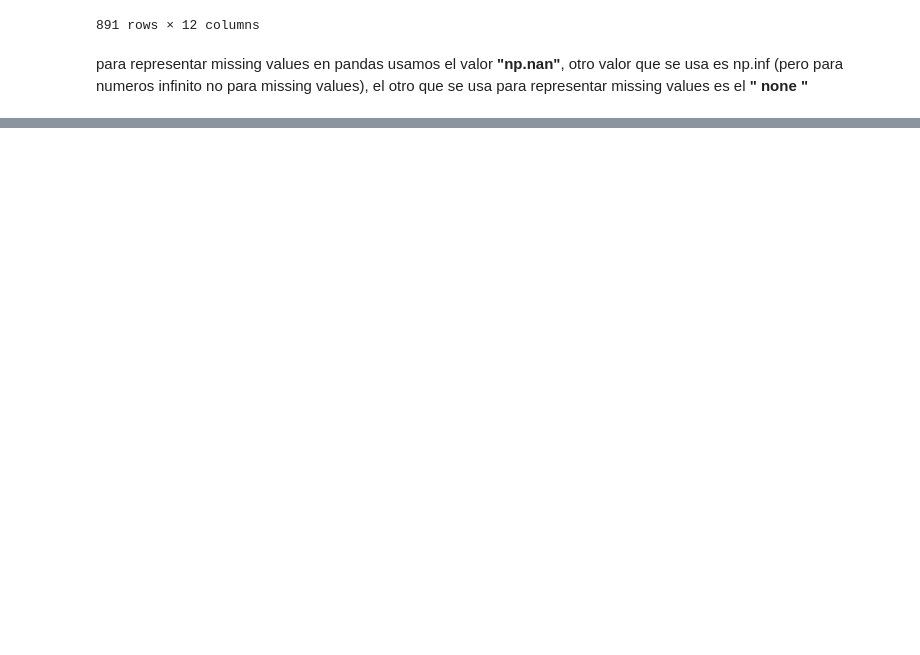
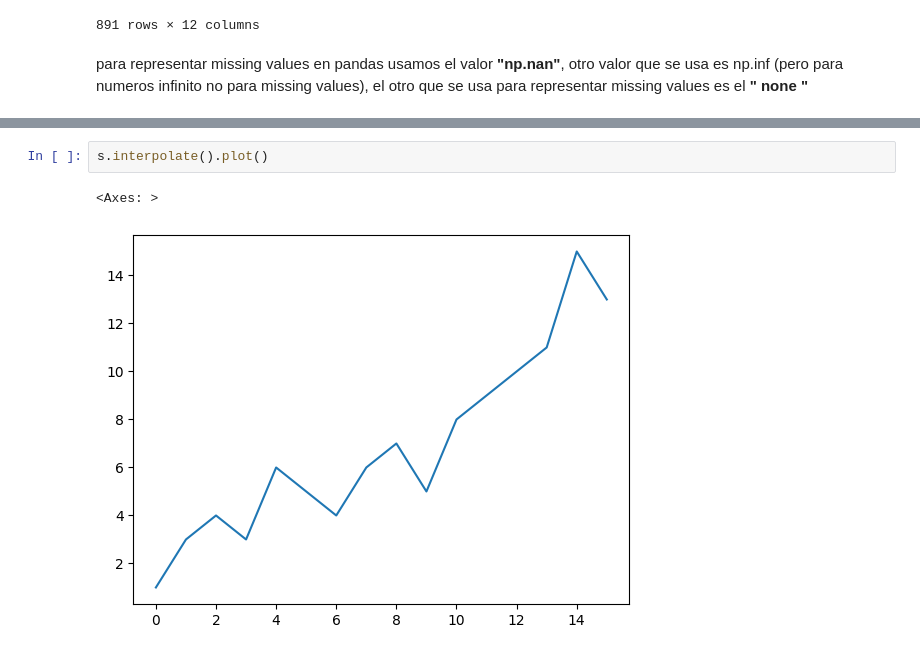
Before and after one commit to balthazar-bytes/Analisis-de-datos, a Jupyter notebook: teoria/modulo 5/missing_values.ipynb, the cells around one changed output, grey strips where cells are left out. Drawn from its saved outputs; the diff is of its cells as text; blank space fills up the shorter version.

```diff
--- a/teoria/modulo 5/missing_values.ipynb
+++ b/teoria/modulo 5/missing_values.ipynb
@@ -33,0 +137,5 @@ ValueError: Length of values (4) does not match length of index (1)
+# %%
+s.interpolate().plot()
+# %% [output]
+<Axes: >
+[figure, added]
```
Also changed, not shown: parts of 17 cells of this notebook.
